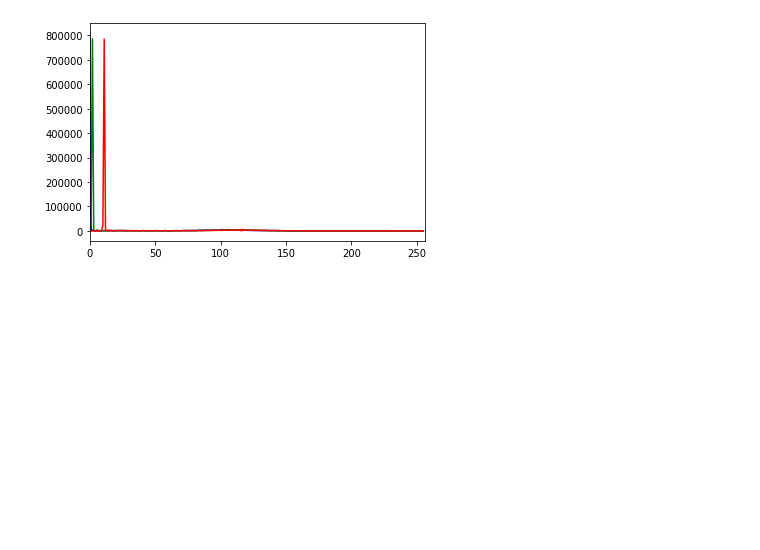
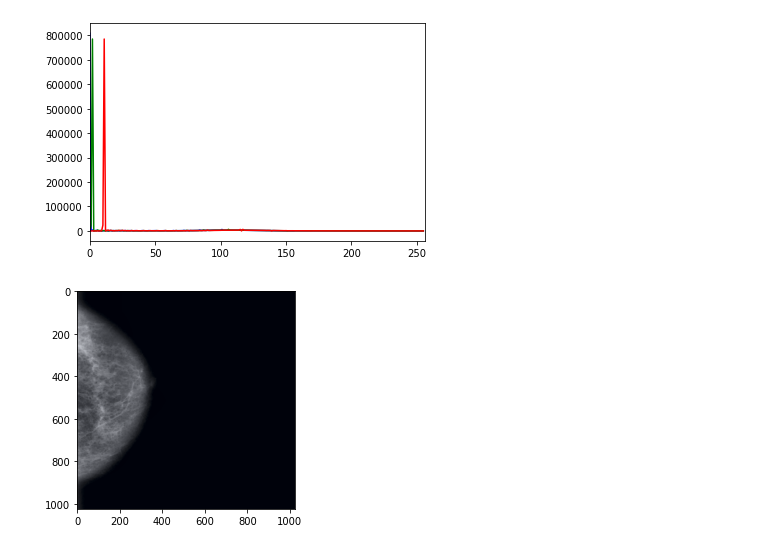
Before and after one commit to KoNGoL/tfm_breast_cancer_detection, a Jupyter notebook: Pruebas.ipynb, the cells around one changed output. Saved outputs shown, nothing was run; the diff lists cells and outputs as text; code cells hidden in the pictures; blank space fills up the shorter version.

Commit message:
- erosion - preprocesado de mascara de la masa

```diff
--- a/Pruebas.ipynb
+++ b/Pruebas.ipynb
@@ -162,3 +161,17 @@ output_clahe_image = out_path + name + "_clahe.png"
 clahe(input_image, output_clahe_image)
 # %% [output]
 [figure]
+# %%
+#morphological erosion
+def morphological_erosion(image_path, output_path, kernel_size=5):
+    img = cv2.imread(image_path)
+    kernel = np.ones((kernel_size,kernel_size),np.uint8)
+    erosion = cv2.erode(img,kernel,iterations = 1)
+    plt.imshow(erosion)
+    cv2.imwrite(os.path.join(output_path), erosion)
+
+input_image = out_path + name + "_clahe.png"
+output_clahe_image = out_path + name + "_erosion.png"
+morphological_erosion(input_image, output_clahe_image)
+# %% [output]
+[figure, added]
```
Also changed, not shown: parts of 2 cells of this notebook.
